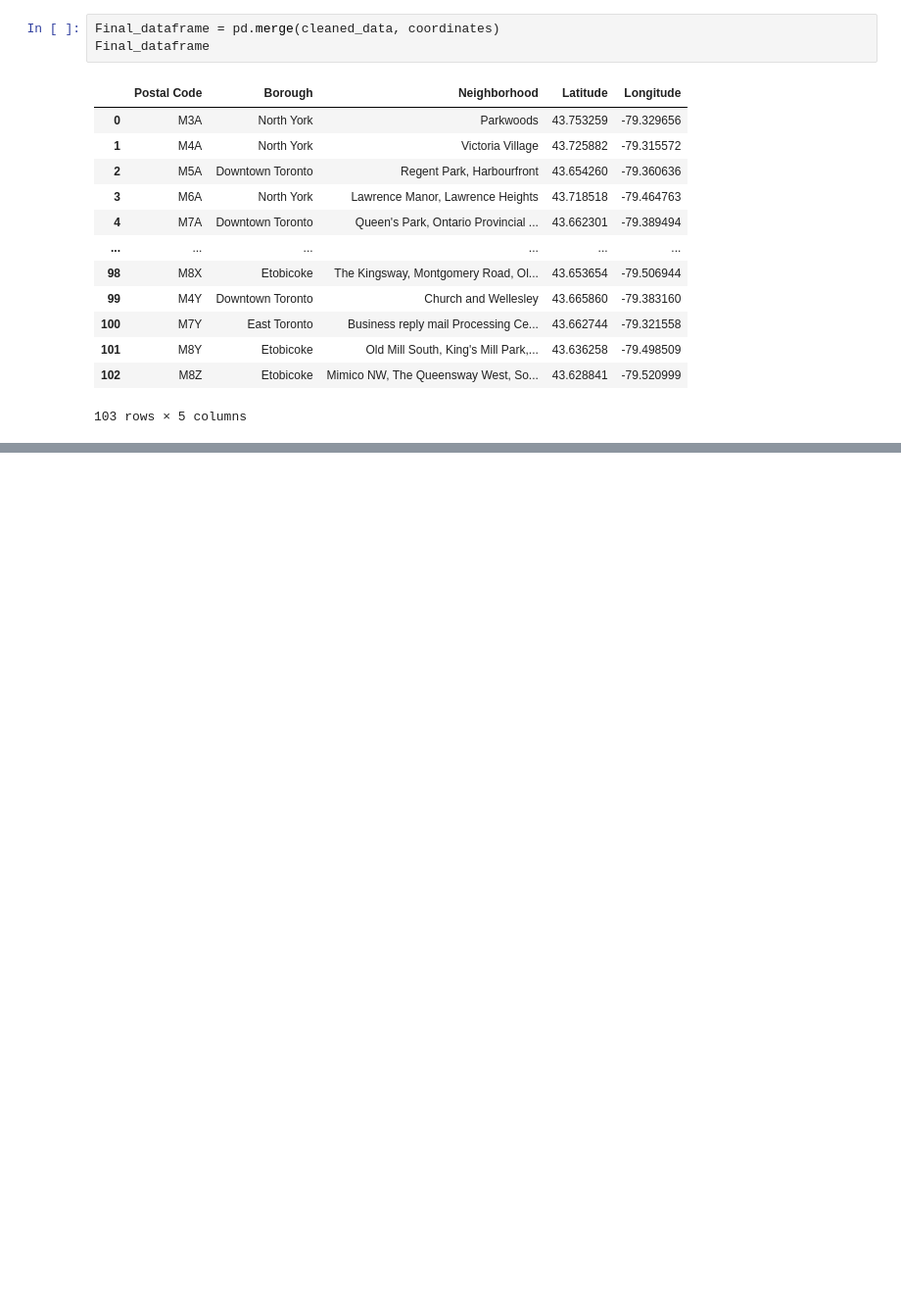
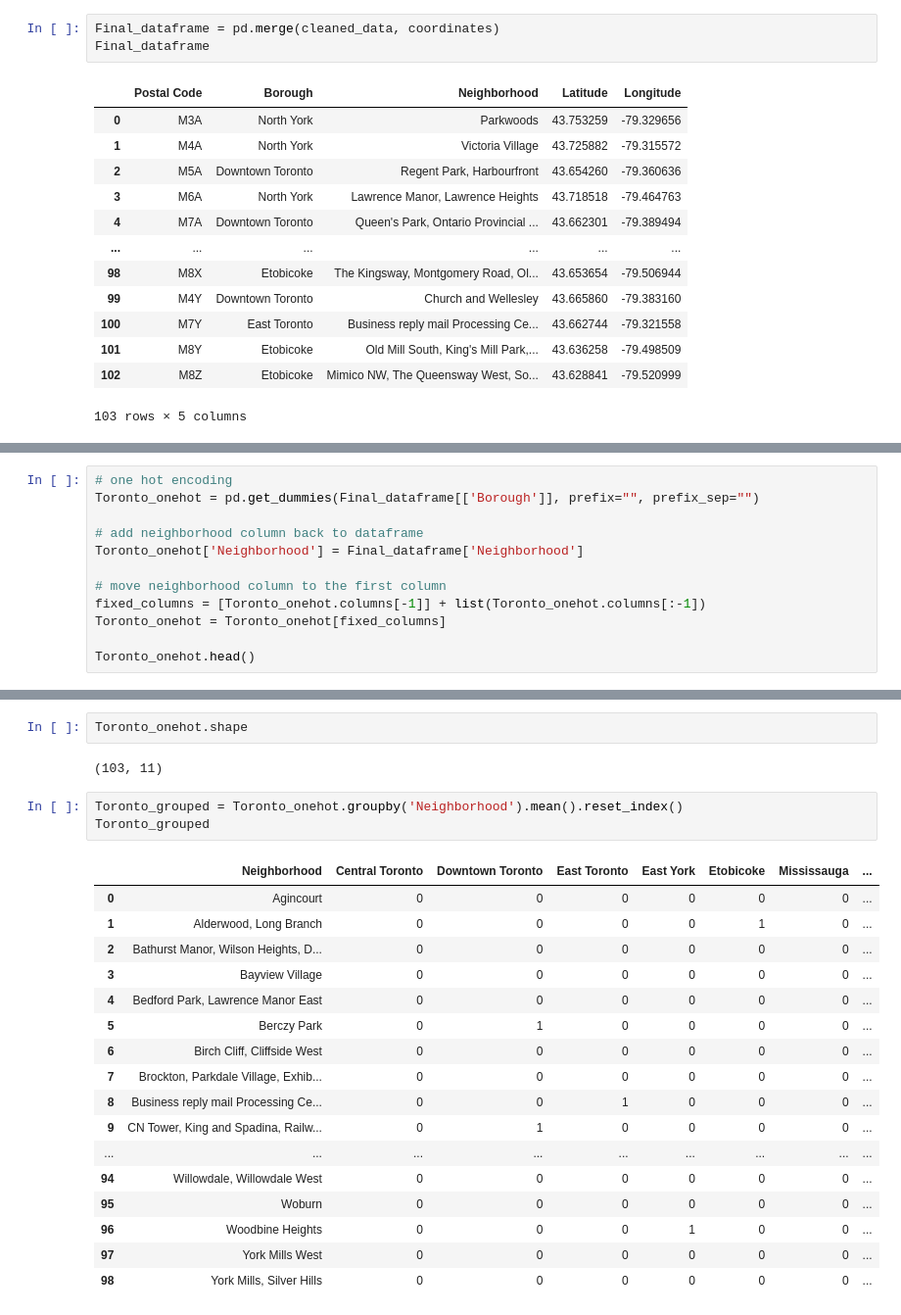
Before and after one commit to Shlok-Desai/Capstone-project-assignment-2, a Jupyter notebook: Untitled9.ipynb, the cells around one changed output, grey strips where cells are left out. Shown at 98% size. Drawn from its saved outputs; the diff is of its cells as text; blank space fills up the shorter version.

```diff
--- a/Untitled9.ipynb
+++ b/Untitled9.ipynb
@@ -77,0 +140,12 @@ Final_dataframe
+# %%
+# one hot encoding
+Toronto_onehot = pd.get_dummies(Final_dataframe[['Borough']], prefix="", prefix_sep="")
+
+# add neighborhood column back to dataframe
+Toronto_onehot['Neighborhood'] = Final_dataframe['Neighborhood']
+
+# move neighborhood column to the first column
+fixed_columns = [Toronto_onehot.columns[-1]] + list(Toronto_onehot.columns[:-1])
+Toronto_onehot = Toronto_onehot[fixed_columns]
+
+Toronto_onehot.head()
@@ -77,0 +159,25 @@ Final_dataframe
+# %%
+Toronto_onehot.shape
+# %% [output]
+(103, 11)
+# %%
+Toronto_grouped = Toronto_onehot.groupby('Neighborhood').mean().reset_index()
+Toronto_grouped
+# %% [output]
+|  | Neighborhood | Central Toronto | Downtown Toronto | East Toronto | East York | Etobicoke | Mississauga | ... |
+| 0 | Agincourt | 0 | 0 | 0 | 0 | 0 | 0 | ... |
+| 1 | Alderwood, Long Branch | 0 | 0 | 0 | 0 | 1 | 0 | ... |
+| 2 | Bathurst Manor, Wilson Heights, D... | 0 | 0 | 0 | 0 | 0 | 0 | ... |
+| 3 | Bayview Village | 0 | 0 | 0 | 0 | 0 | 0 | ... |
+| 4 | Bedford Park, Lawrence Manor East | 0 | 0 | 0 | 0 | 0 | 0 | ... |
+| 5 | Berczy Park | 0 | 1 | 0 | 0 | 0 | 0 | ... |
+| 6 | Birch Cliff, Cliffside West | 0 | 0 | 0 | 0 | 0 | 0 | ... |
+| 7 | Brockton, Parkdale Village, Exhib... | 0 | 0 | 0 | 0 | 0 | 0 | ... |
+| 8 | Business reply mail Processing Ce... | 0 | 0 | 1 | 0 | 0 | 0 | ... |
+| 9 | CN Tower, King and Spadina, Railw... | 0 | 1 | 0 | 0 | 0 | 0 | ... |
+| ... | ... | ... | ... | ... | ... | ... | ... | ... |
+| 94 | Willowdale, Willowdale West | 0 | 0 | 0 | 0 | 0 | 0 | ... |
+| 95 | Woburn | 0 | 0 | 0 | 0 | 0 | 0 | ... |
+| 96 | Woodbine Heights | 0 | 0 | 0 | 1 | 0 | 0 | ... |
+| 97 | York Mills West | 0 | 0 | 0 | 0 | 0 | 0 | ... |
+| 98 | York Mills, Silver Hills | 0 | 0 | 0 | 0 | 0 | 0 | ... |
```
Also changed, not shown: parts of 12 cells of this notebook.
